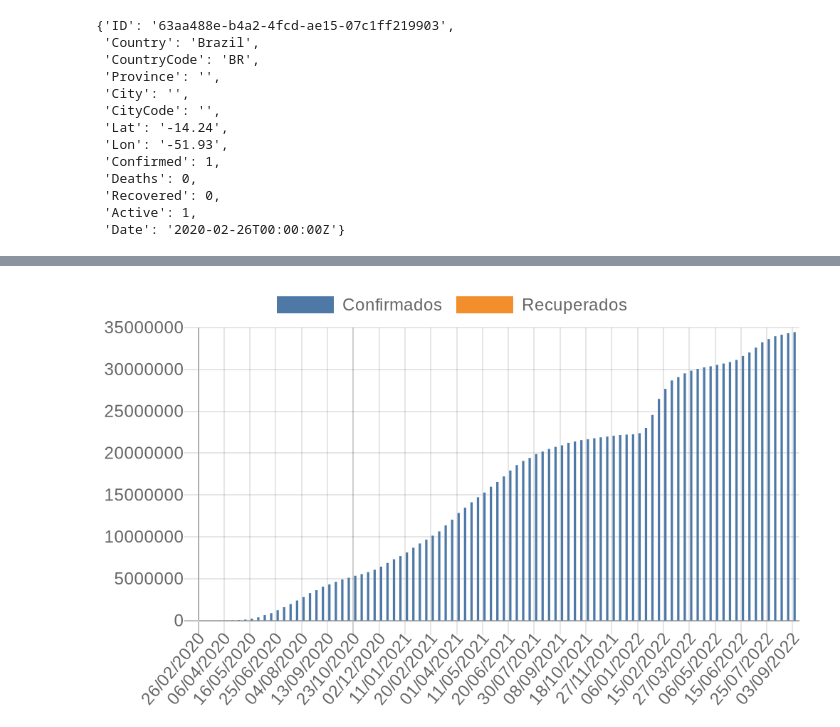
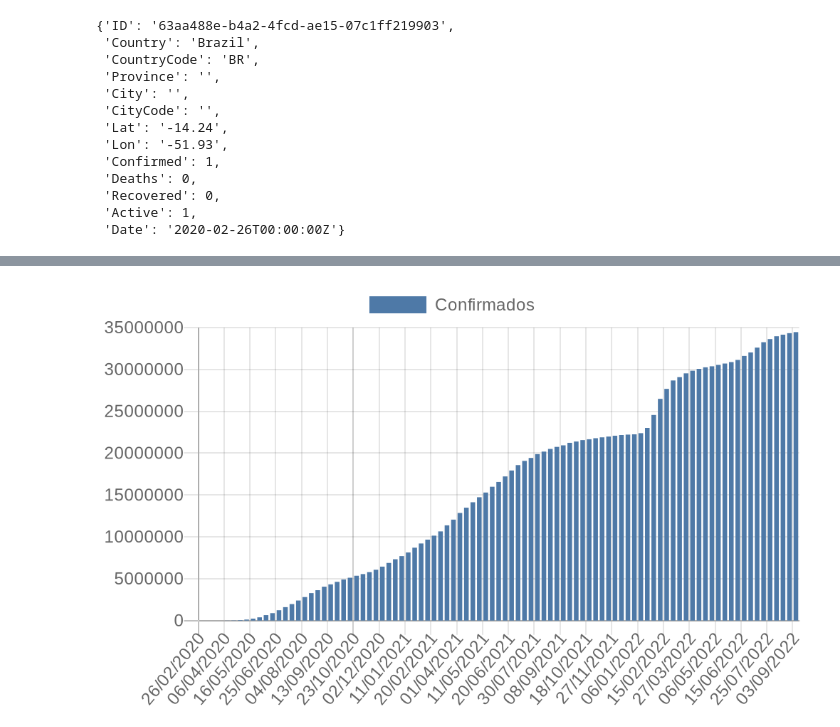
Before and after one commit to macheuz/Gr-fico-de-infectados-recuperados-covid, a Jupyter notebook: Covid.ipynb, the cells around one changed output, grey strips where cells are left out. Cells and saved outputs as stored; diff of their text form; code cells hidden in the pictures.

```diff
--- a/Covid.ipynb
+++ b/Covid.ipynb
@@ -179,24 +187,21 @@ def display_image(path):
 # %%
 y_data1 = []
 for obs in final_data[1::10]:
     y_data1.append(obs[CONFIRMADOS])
 
-y_data2 = []
-for obs in final_data[1::10]:
-    y_data1.append(obs[RECUPERADOS])
 
-labels = ['Confirmados', 'Recuperados']
+labels = ['Confirmados']
 
 x = []
 for obs in final_data[1::10]:
     x.append(obs[DATA].strftime('%d/%m/%Y'))
 
-chart = create_chart(x, [y_data1, y_data2], labels, title = 'Grafico confirmados vs Recuperados')
+chart = create_chart(x, [y_data1], labels, title = 'Grafico Infectados Covid')
 chart_content = get_api_chart(chart)
 save_image('Grafico_covid.png', chart_content)
 display_image('Grafico_covid.png')
 # %% [output]
-[figure, old version]
+[figure, new version]
 # %%
 from urllib.parse import quote
 # %%
```
Also changed, not shown: parts of 1 cell of this notebook, 2 other files.
